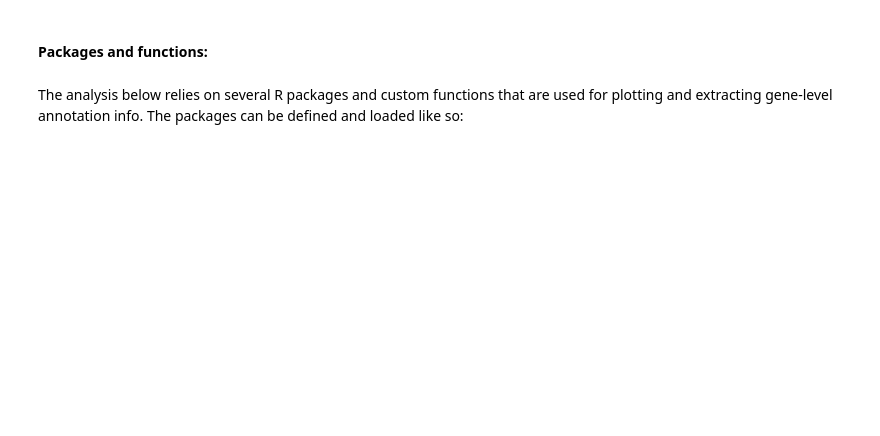
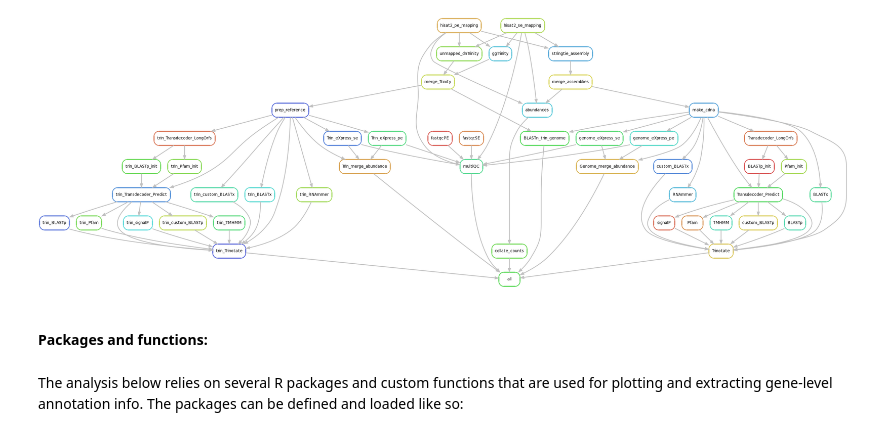
Before and after one commit to YazBraimah/DnovPmRNAseq, a Jupyter notebook: complete_analysis.ipynb, the cells around one changed output. Cells and saved outputs as stored; diff of their text form; code cells hidden in the pictures; blank space fills up the shorter version.

```diff
--- a/complete_analysis.ipynb
+++ b/complete_analysis.ipynb
@@ -3,3 +9,8 @@
+# %%
+library("IRdisplay")
+display_png(file="workflow.png")
+# %% [output]
+[figure, added]
 # %% [markdown]
 #### Packages and functions:
 # %% [markdown]
```
Also changed, not shown: parts of 64 cells of this notebook.
